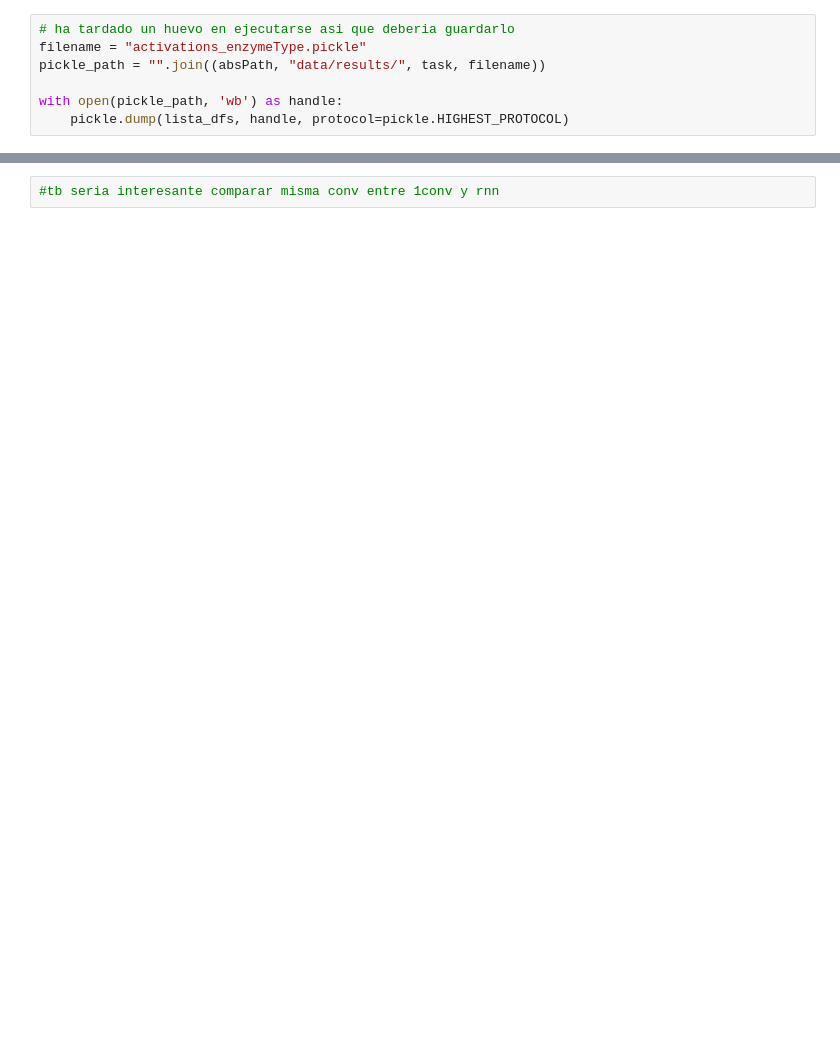
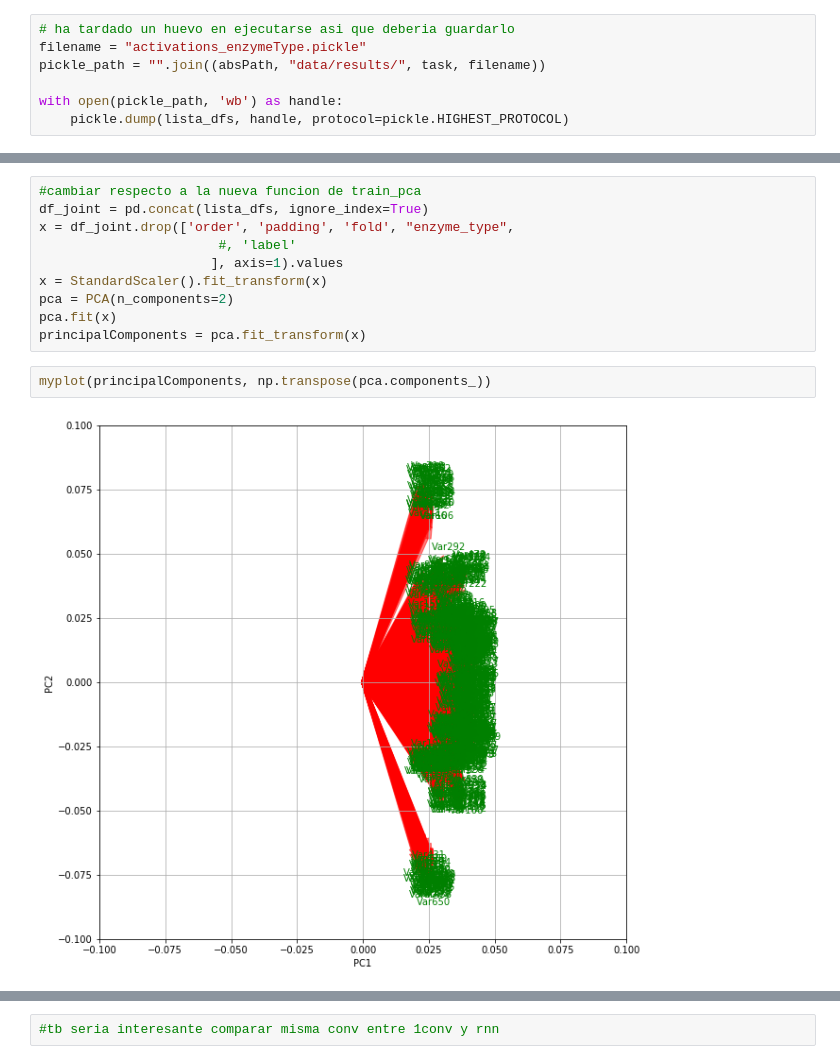
Before and after one commit to b2slab/padding_benchmark, a Jupyter notebook: notebooks/activations_sequences_pca.ipynb, the cells around one changed output, grey strips where cells are left out. Drawn from its saved outputs; the diff is of its cells as text; blank space fills up the shorter version.

```diff
--- a/notebooks/activations_sequences_pca.ipynb
+++ b/notebooks/activations_sequences_pca.ipynb
@@ -275,0 +472,14 @@ KeyboardInterrupt:
+# %%
+#cambiar respecto a la nueva funcion de train_pca
+df_joint = pd.concat(lista_dfs, ignore_index=True)
+x = df_joint.drop(['order', 'padding', 'fold', "enzyme_type",
+                       #, 'label'
+                      ], axis=1).values
+x = StandardScaler().fit_transform(x)
+pca = PCA(n_components=2)
+pca.fit(x)
+principalComponents = pca.fit_transform(x)
+# %%
+myplot(principalComponents, np.transpose(pca.components_))
+# %% [output]
+[figure, added]
```
Also changed, not shown: parts of 30 cells of this notebook, 6 other files.
